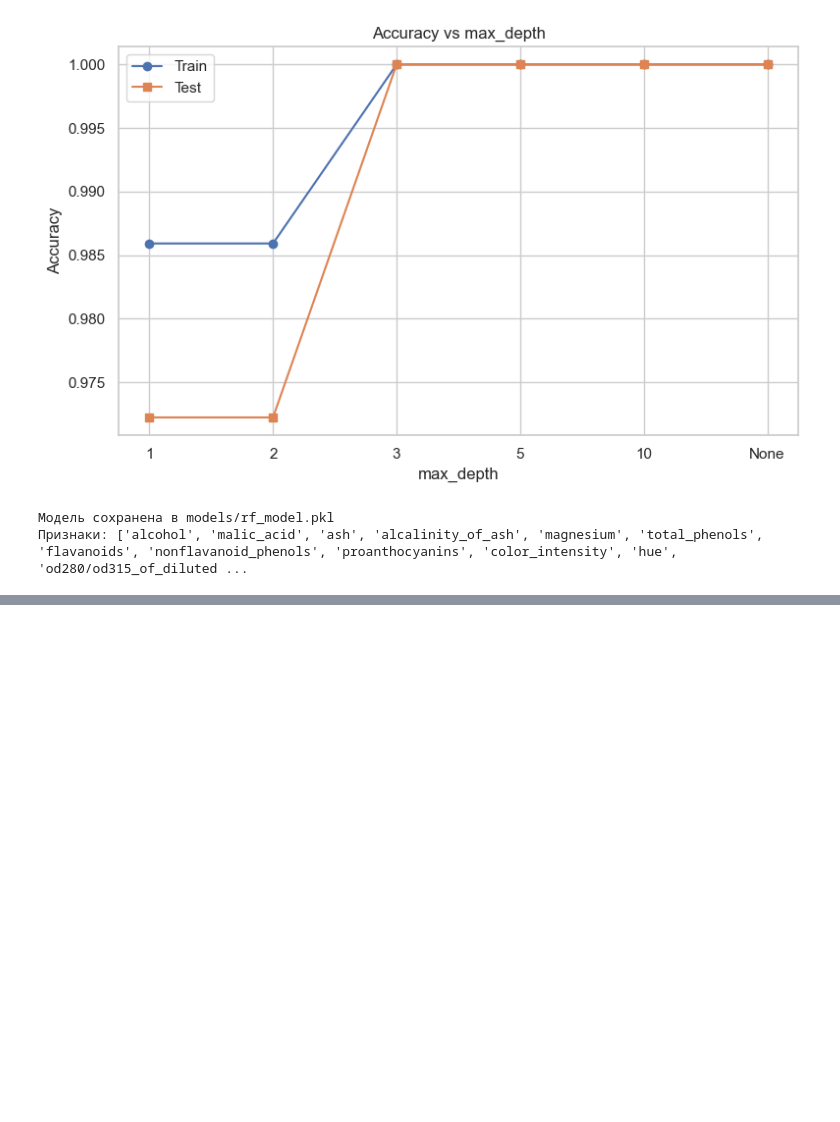
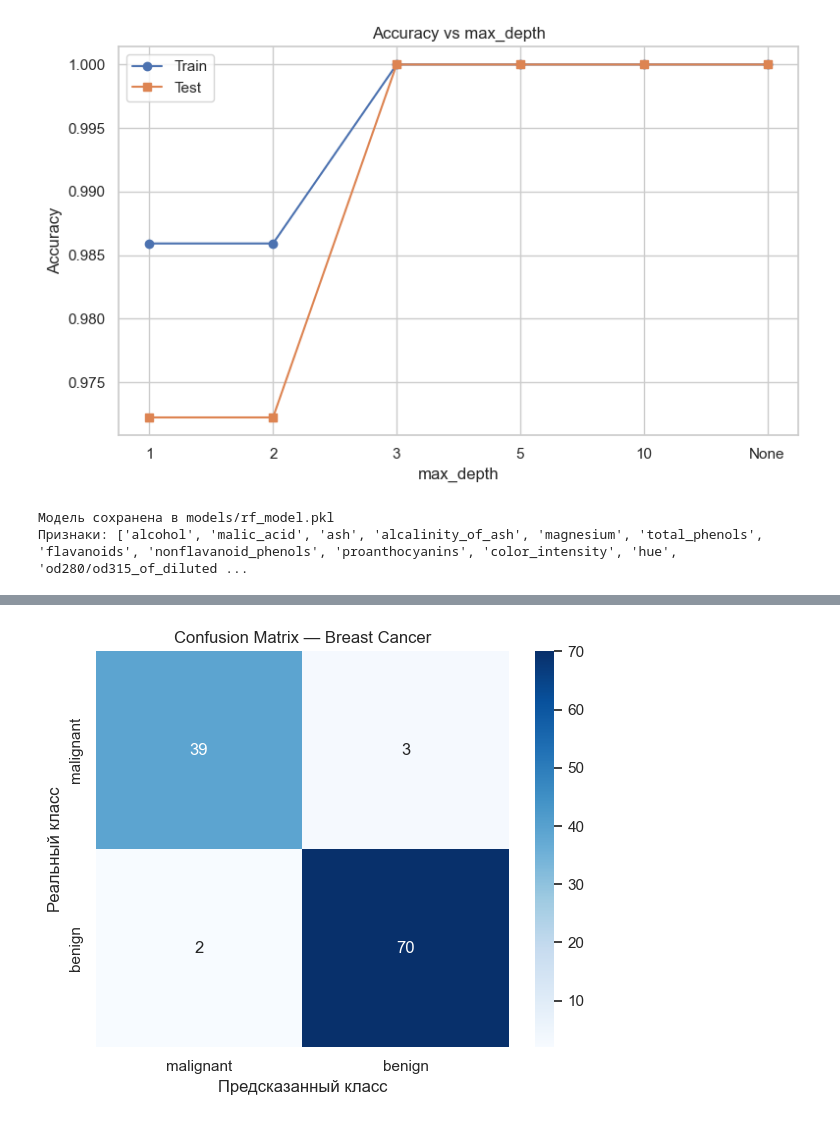
Before and after one commit to AlexFirst22/Forest-Classifier-Bot, a Jupyter notebook: notebooks/exploration.ipynb, the cells around one changed output, grey strips where cells are left out. Saved outputs shown, nothing was run; the diff lists cells and outputs as text; code cells hidden in the pictures; blank space fills up the shorter version.

```diff
--- a/notebooks/exploration.ipynb
+++ b/notebooks/exploration.ipynb
@@ -330,0 +364,16 @@ print(f"Признаки: {X.columns.tolist()}")
+# %%
+X_train_c, X_test_c, y_train_c, y_test_c = train_test_split(
+    X_c, y_c, test_size=0.2, random_state=42, stratify=y_c
+)
+
+rf_cancer = RandomForestClassifier(n_estimators=100, random_state=42, oob_score=True)
+rf_cancer.fit(X_train_c, y_train_c)
+
+y_pred_c = rf_cancer.predict(X_test_c)
+y_proba_c = rf_cancer.predict_proba(X_test_c)
+
+print(f"Accuracy:  {accuracy_score(y_test_c, y_pred_c):.4f}")
+print(f"OOB Score: {rf_cancer.oob_score_:.4f}")
+print(f"ROC-AUC:   {roc_auc_score(y_test_c, y_proba_c[:, 1]):.4f}")
+print()
+print(classification_report(y_test_c, y_pred_c, target_names=cancer.target_names))
@@ -330,0 +393,15 @@ print(f"Признаки: {X.columns.tolist()}")
+# %%
+cm_c = confusion_matrix(y_test_c, y_pred_c)
+
+plt.figure(figsize=(6, 5))
+sns.heatmap(cm_c, annot=True, fmt='d', cmap='Blues',
+            xticklabels=cancer.target_names,
+            yticklabels=cancer.target_names)
+plt.title('Confusion Matrix — Breast Cancer')
+plt.ylabel('Реальный класс')
+plt.xlabel('Предсказанный класс')
+plt.tight_layout()
+plt.savefig('../plots/confusion_matrix_cancer.png', dpi=150)
+plt.show()
+# %% [output]
+[figure, added]
```
Also changed, not shown: parts of 5 cells of this notebook, 2 other files.
